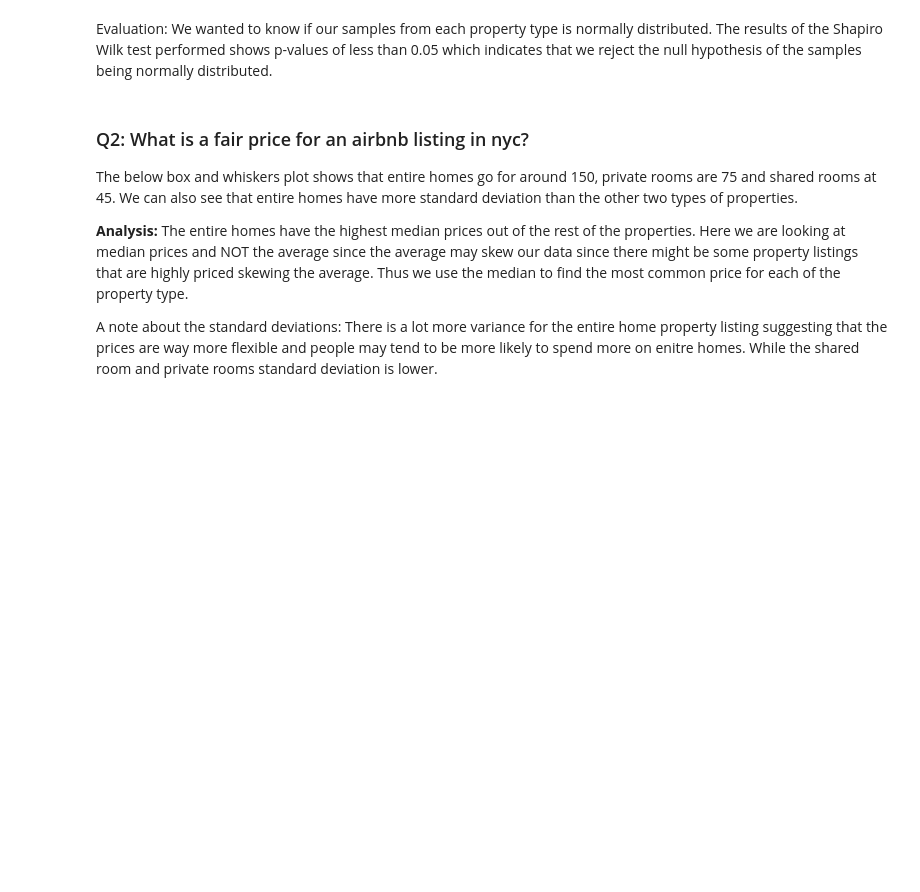
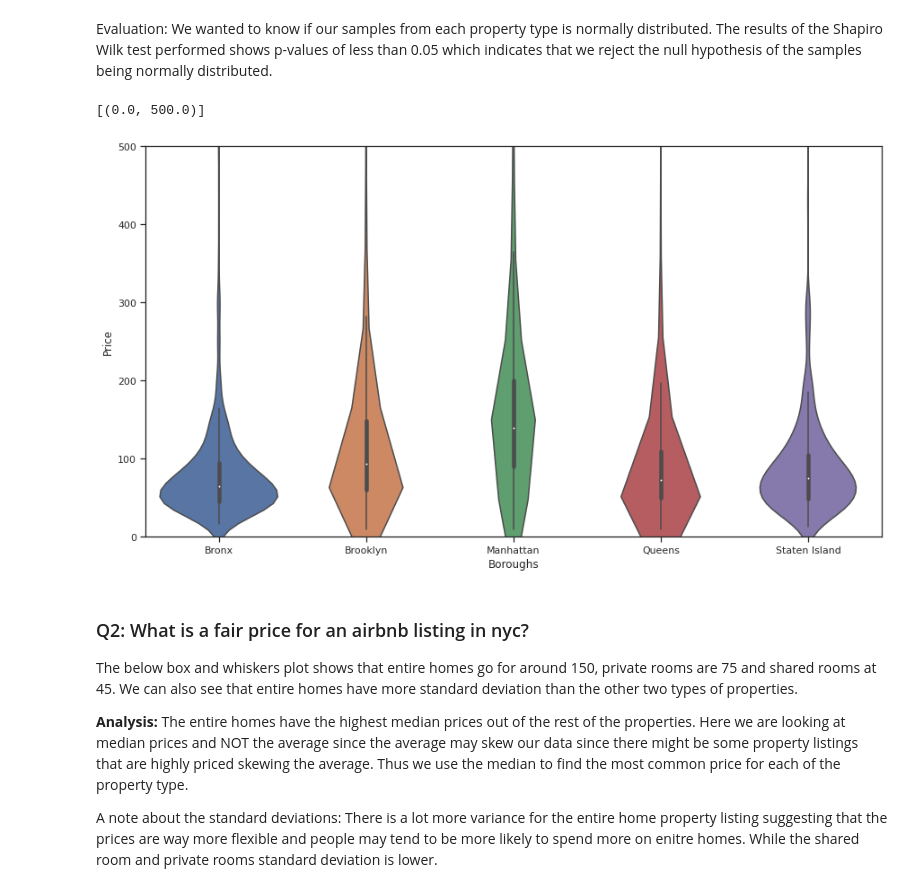
Before and after one commit to defunSM/Data-Science-Portfolio, a Jupyter notebook: NYC_Airbnb/NYC_airbnb.ipynb, the cells around one changed output. Cells and saved outputs as stored; diff of their text form; code cells hidden in the pictures; blank space fills up the shorter version.

```diff
--- a/NYC_Airbnb/NYC_airbnb.ipynb
+++ b/NYC_Airbnb/NYC_airbnb.ipynb
@@ -165,6 +165,14 @@ plot.set(xlim=(0,400))
 # %% [markdown]
 Evaluation:
 We wanted to know if our samples from each property type is normally distributed. The results of the Shapiro Wilk test performed shows p-values of less than 0.05 which indicates that we reject the null hypothesis of the samples being normally distributed.
+# %%
+# violin plot
+
+plot = sns.violinplot(data=df, x="Boroughs", y="Price")
+plot.set(ylim=[0, 500])
+# %% [output]
+[(0.0, 500.0)]
+[figure, added]
 # %% [markdown]
 ### Q2: What is a fair price for an airbnb listing in nyc?
 
```
Also changed, not shown: 6 other files.
